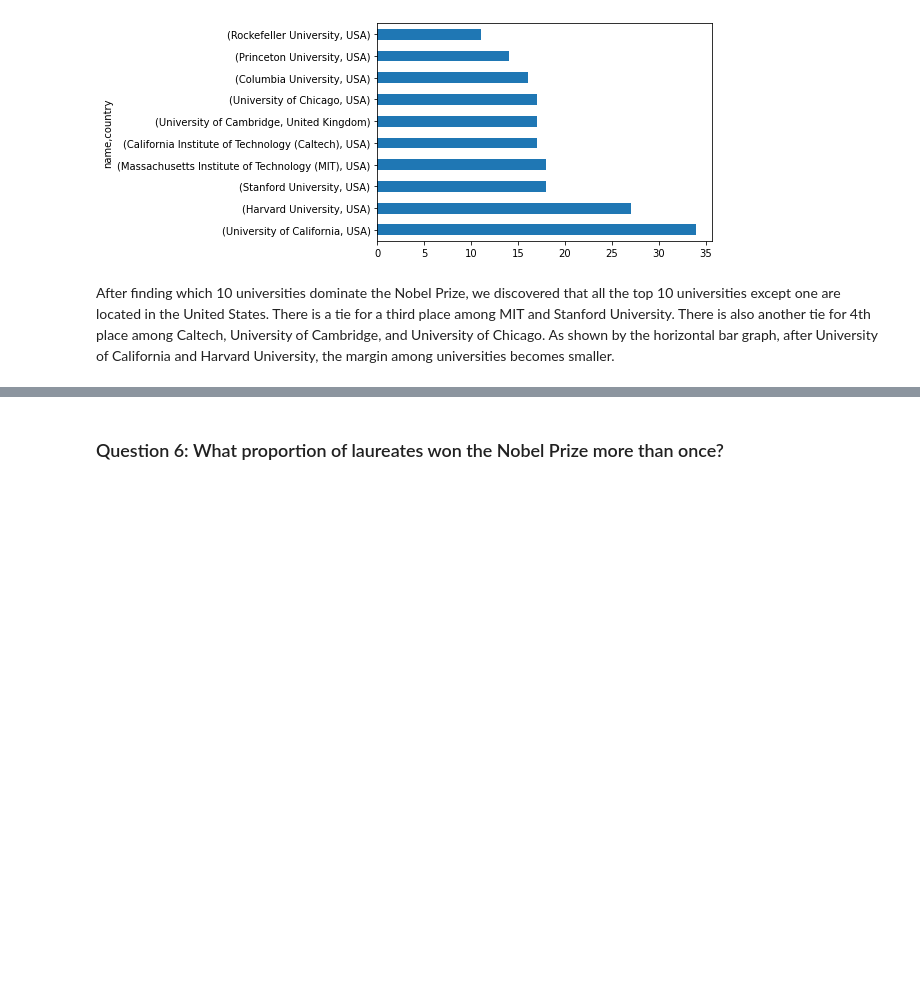
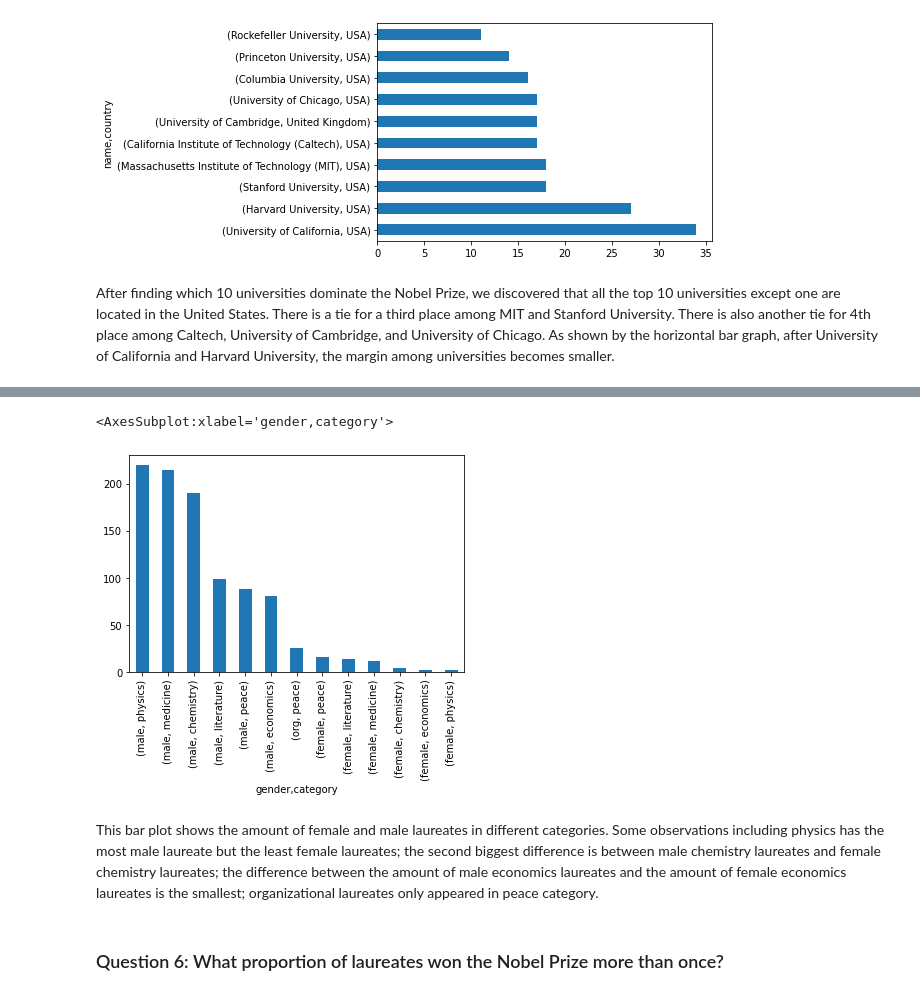
Before and after one commit to qbello22/2950-Project, a Jupyter notebook: nobel-prize.ipynb, the cells around one changed output, grey strips where cells are left out. Saved outputs shown, nothing was run; the diff lists cells and outputs as text; code cells hidden in the pictures; blank space fills up the shorter version.

```diff
--- a/nobel-prize.ipynb
+++ b/nobel-prize.ipynb
@@ -227,0 +247,3 @@ After finding which 10 universities dominate the Nobel Prize, we discovered that
+# %%
+gender_data = nobel_data_raw.groupby(['gender','category'])['share'].count().sort_values(ascending = False)
+gender_data.head(30)
@@ -228,3 +266,10 @@ After finding which 10 universities dominate the Nobel Prize, we discovered that
+# %%
+gender_data.plot.bar(y='category')
+# %% [output]
+<AxesSubplot:xlabel='gender,category'>
+[figure, added]
+# %% [markdown]
+This bar plot shows the amount of female and male laureates in different categories. Some observations including physics has the most male laureate but the least female laureates; the second biggest difference is between male chemistry laureates and female chemistry laureates; the difference between the amount of male economics laureates and the amount of female economics laureates is the smallest; organizational laureates only appeared in peace category.
 # %% [markdown]
 ### Question 6: What proportion of laureates won the Nobel Prize more than once?
 # %%
```
Also changed, not shown: parts of 5 cells of this notebook.
